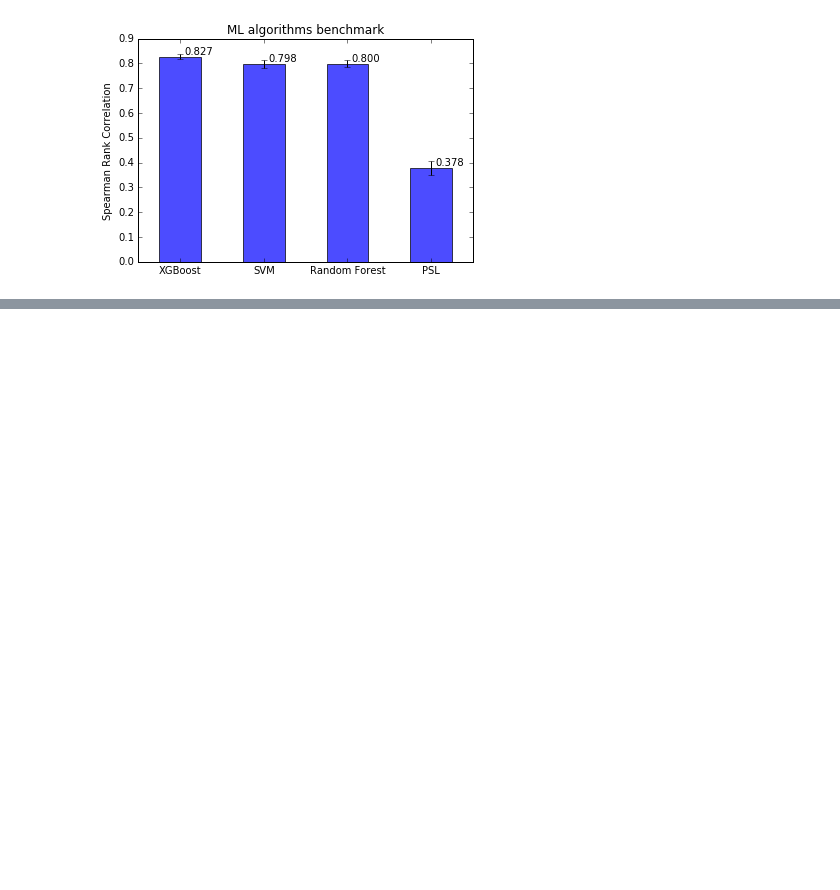
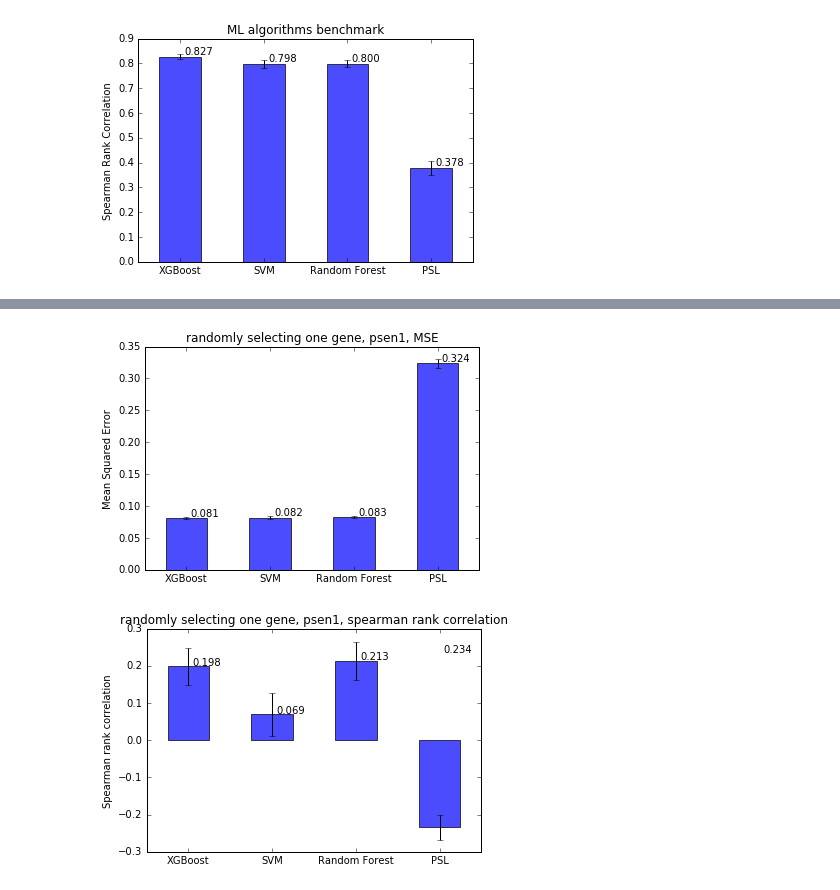
Before and after one commit to MollyZhang/drug_sensitivity_ML, a Jupyter notebook: benchmark/ML.ipynb, the cells around one changed output, grey strips where cells are left out. Saved outputs shown, nothing was run; the diff lists cells and outputs as text; code cells hidden in the pictures; blank space fills up the shorter version.

```diff
--- a/benchmark/ML.ipynb
+++ b/benchmark/ML.ipynb
@@ -100,0 +176,9 @@ plt.savefig("../plots/benchmark_spearman.png", ppi=200)
+# %%
+file_name = "data_table_percentile_G94.tsv"
+gene_name = "psen1"
+one_gene_benchmark(file_name, gene_name,
+                   psl_mse_mean = 0.324, psl_mse_std=0.007,
+                   psl_rho_mean = -0.234, psl_rho_std=0.033)
+# %% [output]
+[figure, added]
+[figure, added]
```
Also changed, not shown: parts of 3 cells of this notebook, 41 other files.
